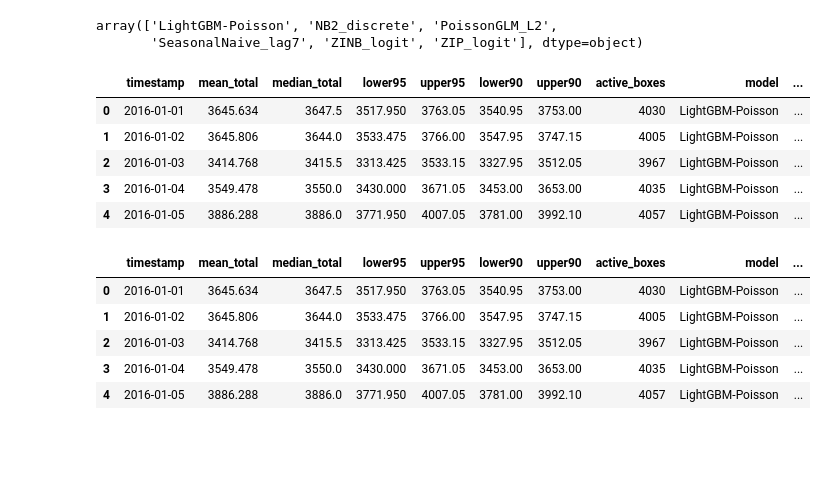
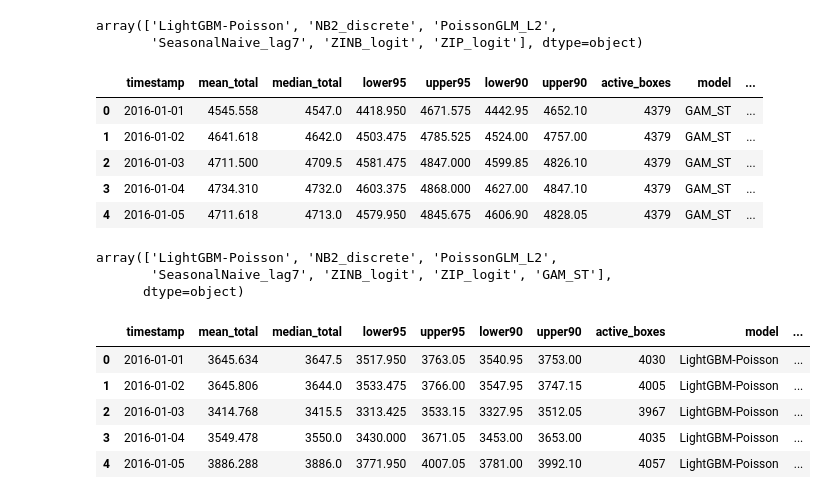
Before and after one commit to yilmajung/HOMELESSSTUDY_EPJDS_2025_v2, a Jupyter notebook: compare_w_baseline_visualize2.ipynb, the cells around one changed output. Saved outputs shown, nothing was run; the diff lists cells and outputs as text; code cells hidden in the pictures; blank space fills up the shorter version.

```diff
--- a/compare_w_baseline_visualize2.ipynb
+++ b/compare_w_baseline_visualize2.ipynb
@@ -49,15 +49,24 @@ df_baseline['model'].unique()
 array(['LightGBM-Poisson', 'NB2_discrete', 'PoissonGLM_L2',
        'SeasonalNaive_lag7', 'ZINB_logit', 'ZIP_logit'], dtype=object)
 # %%
-df_baseline = pd.read_csv('/Users/wooyongjung/Documents/WJ_Projects/HOMELESSSTUDY_EPJDS_2025_v2/data/gam_final2_city_daily_predictions_threshold_sweep_stvgpstyle.csv')
-df_baseline.head()
+# Load gamst baseline predictions
+df_gamst = pd.read_csv('/Users/wooyongjung/Documents/WJ_Projects/HOMELESSSTUDY_EPJDS_2025_v2/data/gam_only3_city_daily_predictions_threshold_sweep_stvgpstyle.csv')
+df_gamst.head()
 # %% [output]
 |  | timestamp | mean_total | median_total | lower95 | upper95 | lower90 | upper90 | active_boxes | model | ... |
-| 0 | 2016-01-01 | 3645.634 | 3647.5 | 3517.950 | 3763.05 | 3540.95 | 3753.00 | 4030 | LightGBM-Poisson | ... |
-| 1 | 2016-01-02 | 3645.806 | 3644.0 | 3533.475 | 3766.00 | 3547.95 | 3747.15 | 4005 | LightGBM-Poisson | ... |
-| 2 | 2016-01-03 | 3414.768 | 3415.5 | 3313.425 | 3533.15 | 3327.95 | 3512.05 | 3967 | LightGBM-Poisson | ... |
-| 3 | 2016-01-04 | 3549.478 | 3550.0 | 3430.000 | 3671.05 | 3453.00 | 3653.00 | 4035 | LightGBM-Poisson | ... |
-| 4 | 2016-01-05 | 3886.288 | 3886.0 | 3771.950 | 4007.05 | 3781.00 | 3992.10 | 4057 | LightGBM-Poisson | ... |
+| 0 | 2016-01-01 | 4545.558 | 4547.0 | 4418.950 | 4671.575 | 4442.95 | 4652.10 | 4379 | GAM_ST | ... |
+| 1 | 2016-01-02 | 4641.618 | 4642.0 | 4503.475 | 4785.525 | 4524.00 | 4757.00 | 4379 | GAM_ST | ... |
+| 2 | 2016-01-03 | 4711.500 | 4709.5 | 4581.475 | 4847.000 | 4599.85 | 4826.10 | 4379 | GAM_ST | ... |
+| 3 | 2016-01-04 | 4734.310 | 4732.0 | 4603.375 | 4868.000 | 4627.00 | 4847.10 | 4379 | GAM_ST | ... |
+| 4 | 2016-01-05 | 4711.618 | 4713.0 | 4579.950 | 4845.675 | 4606.90 | 4828.05 | 4379 | GAM_ST | ... |
+# %%
+# Combine df_baseline and df_gamst
+df_baseline = pd.concat([df_baseline, df_gamst], ignore_index=True)
+df_baseline['model'].unique()
+# %% [output]
+array(['LightGBM-Poisson', 'NB2_discrete', 'PoissonGLM_L2',
+       'SeasonalNaive_lag7', 'ZINB_logit', 'ZIP_logit', 'GAM_ST'],
+      dtype=object)
 # %%
 # Convert data in df_baseline to timestamp
 df_baseline['timestamp'] = pd.to_datetime(df_baseline['timestamp'])
```
Also changed, not shown: parts of 11 cells of this notebook, 2 other files.
